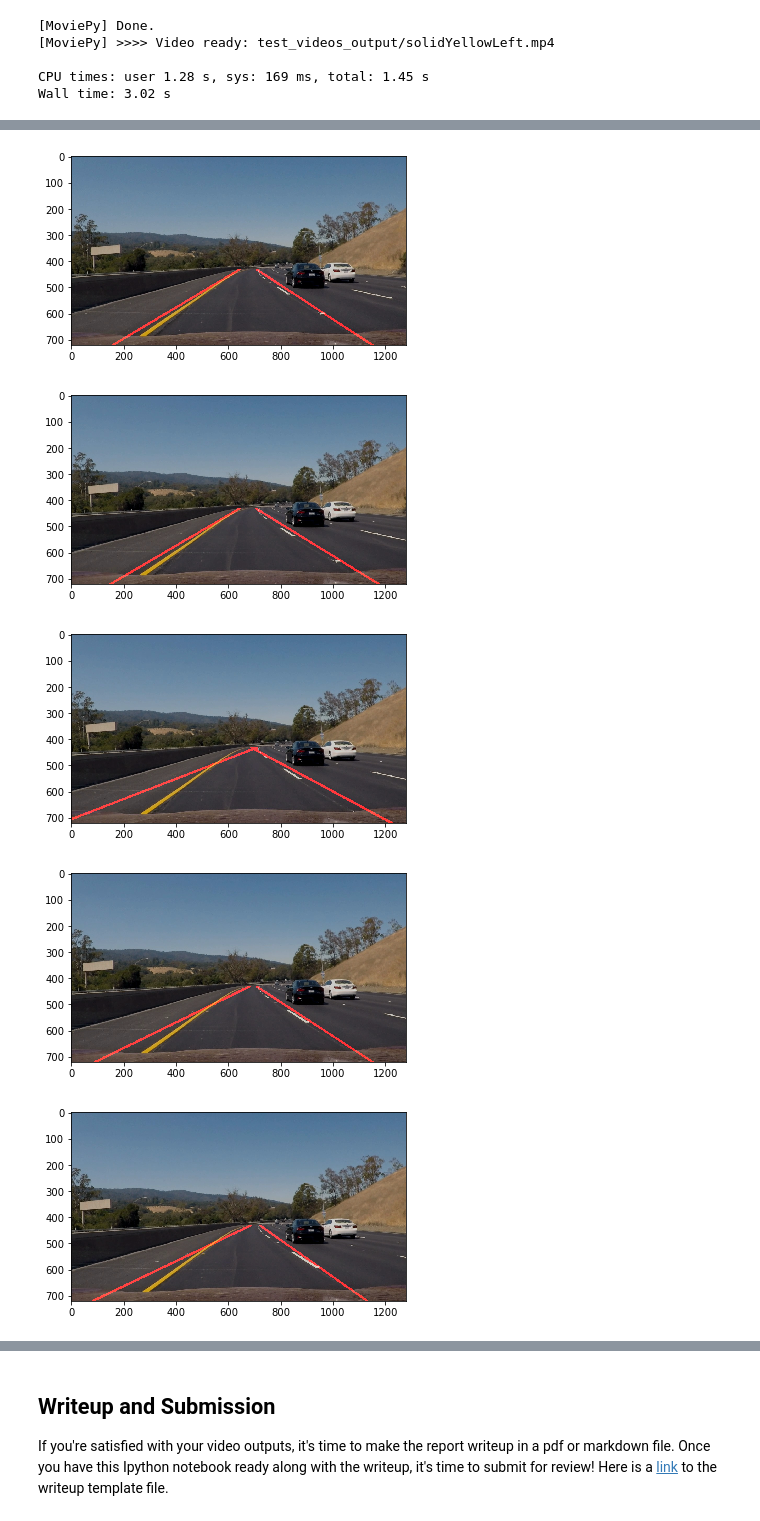
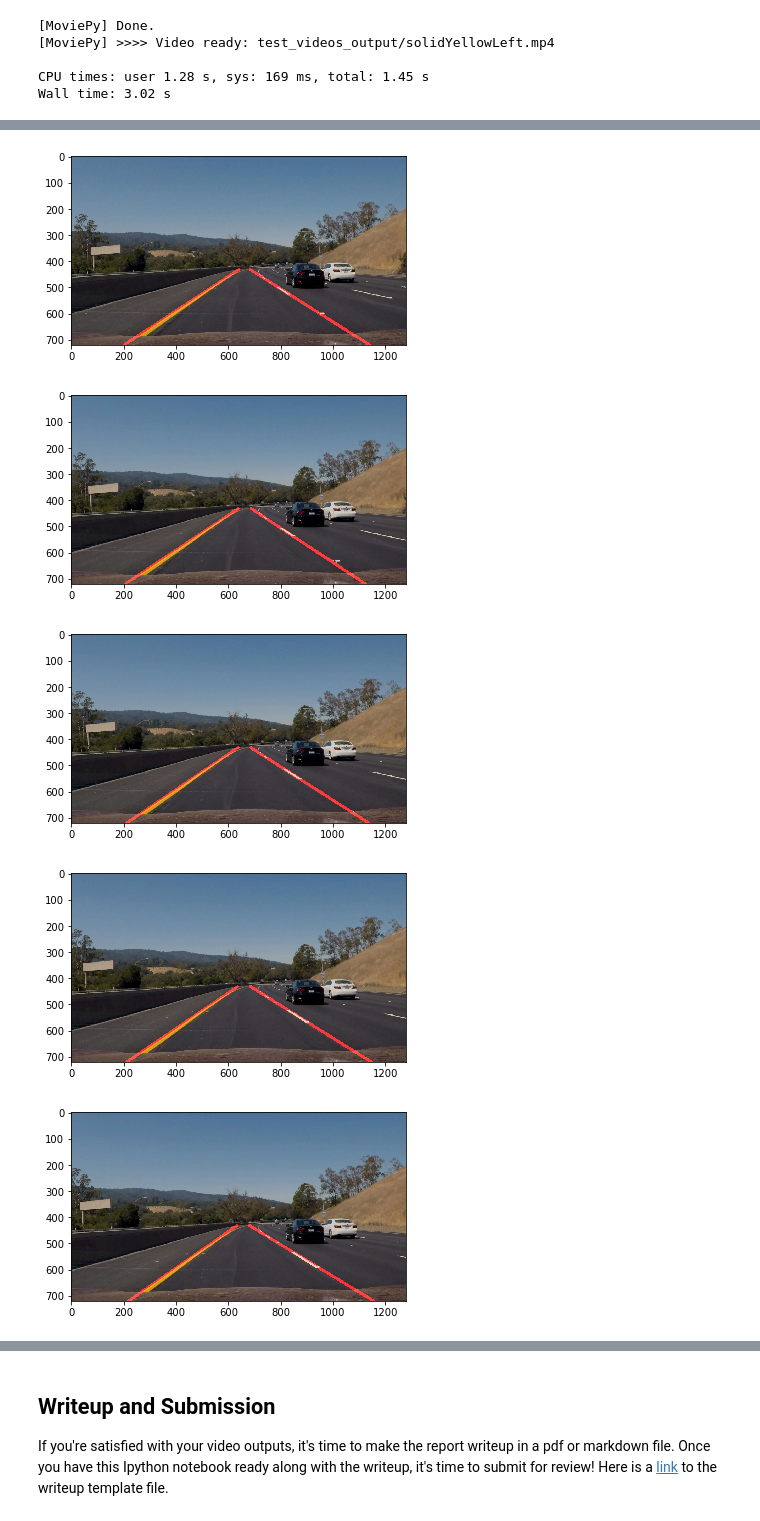
Before and after one commit to prakritibanik/CarND-LaneLines-P1, a Jupyter notebook: P1.ipynb, the cells around one changed output, grey strips where cells are left out. Saved outputs shown, nothing was run; the diff lists cells and outputs as text; code cells hidden in the pictures.

Commit message:
challenge video parameters modified

```diff
--- a/P1.ipynb
+++ b/P1.ipynb
@@ -359,5 +361,5 @@ HTML("""
 # %%
-def draw_lines_modified(img, lines, color=[255, 0, 0], thickness=8):
+def draw_lines_modified(img, lines, color=[255, 0, 0], thickness=10):
 
     left_slopes = []
     right_slopes = []
@@ -423,8 +425,8 @@ def challenge_detection_pipeline(image):
     # Define the Hough transform parameters
     RHO = 2                 # distance resolution in pixels of the Hough grid
     THETA = np.pi/180       # angular resolution in radians of the Hough grid
-    THRESHOLD = 20          # minimum number of votes (intersections in Hough grid cell)
-    MIN_LINE_LENGTH = 20    # minimum number of pixels making up a line
+    THRESHOLD = 60          # minimum number of votes (intersections in Hough grid cell)
+    MIN_LINE_LENGTH = 40    # minimum number of pixels making up a line
     MAX_LINE_LENGTH = 250   # maximum gap in pixels between connectable line segments
 
     # pipeline processing
@@ -434,11 +436,11 @@ def challenge_detection_pipeline(image):
     blur_img = gaussian_blur(gray_img, KERNEL_SIZE)  # blurred image
     edges = canny(blur_img, LOW_THRESHOLD, HIGH_THRESHOLD)   # edge image
 
-    bottom_left  = [width*0.1, height*0.95]
-    top_left     = [width*0.4, height*0.6]
-    bottom_right = [width*0.9, height*0.95]
-    top_right    = [width*0.6, height*0.6]
-    vertices = np.array([[bottom_left, top_left, bottom_right, top_right]], dtype=np.int32)
+    upper_left  = [width*0.4, height*0.6]
+    lower_left  = [width*0.2, height*0.95]
+    upper_right = [width*0.6, height*0.6]
+    lower_right = [width*0.9, height*0.95]
+    vertices = np.array([[lower_left, upper_left, lower_right, upper_right]], dtype=np.int32)
 
     region_img = region_of_interest(edges, vertices)  # mask image
     line_img = hough_lines_2(region_img, RHO, THETA, THRESHOLD, MIN_LINE_LENGTH, MAX_LINE_LENGTH) #line image
@@ -463,5 +465,5 @@ for img in os.listdir(frame_dir):
-[figure, old version]
+[figure, new version]
-[figure, old version]
+[figure, new version]
-[figure, old version]
+[figure, new version]
-[figure, old version]
+[figure, new version]
-[figure, old version]
+[figure, new version]
```
Also changed, not shown: parts of 3 cells of this notebook, 1 other file.
